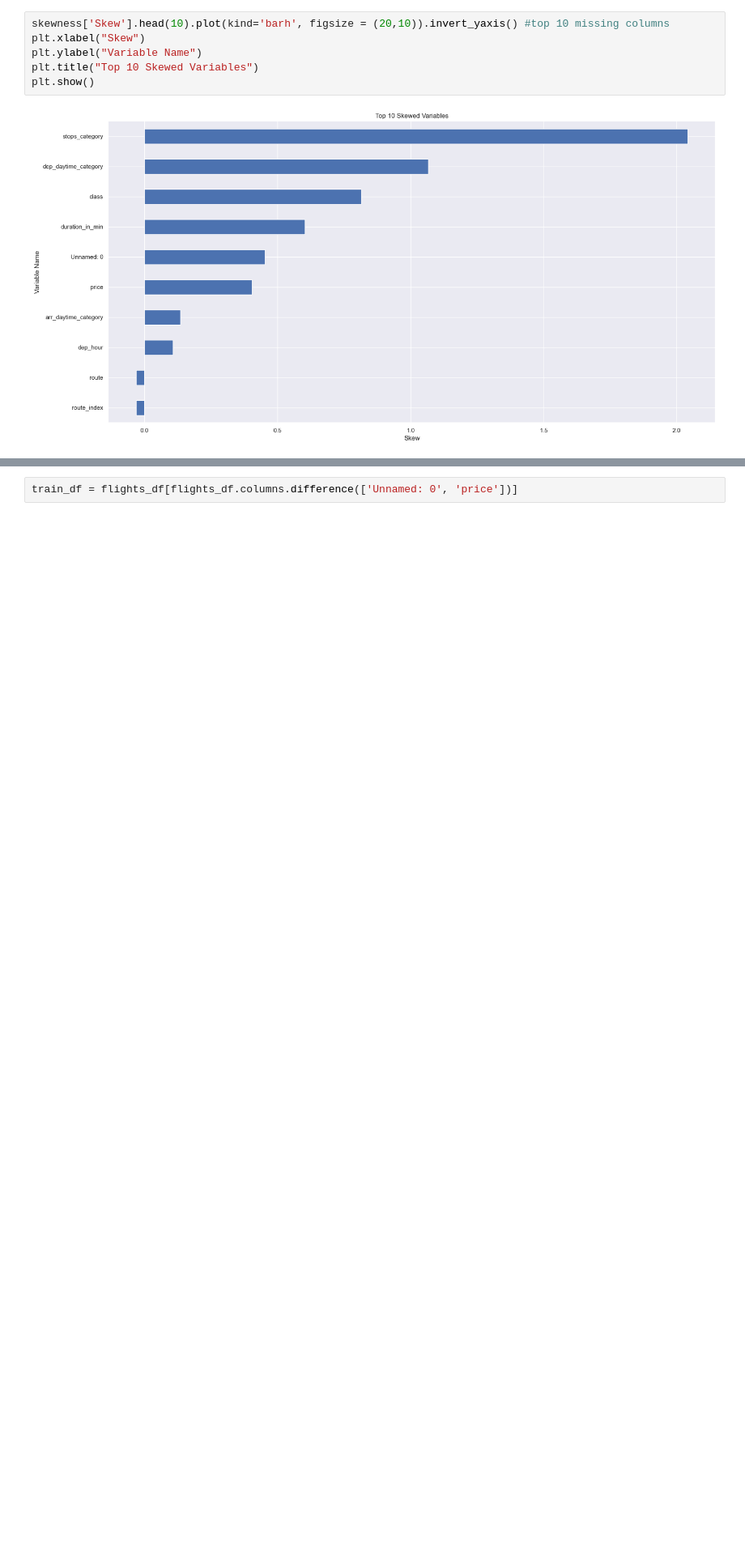
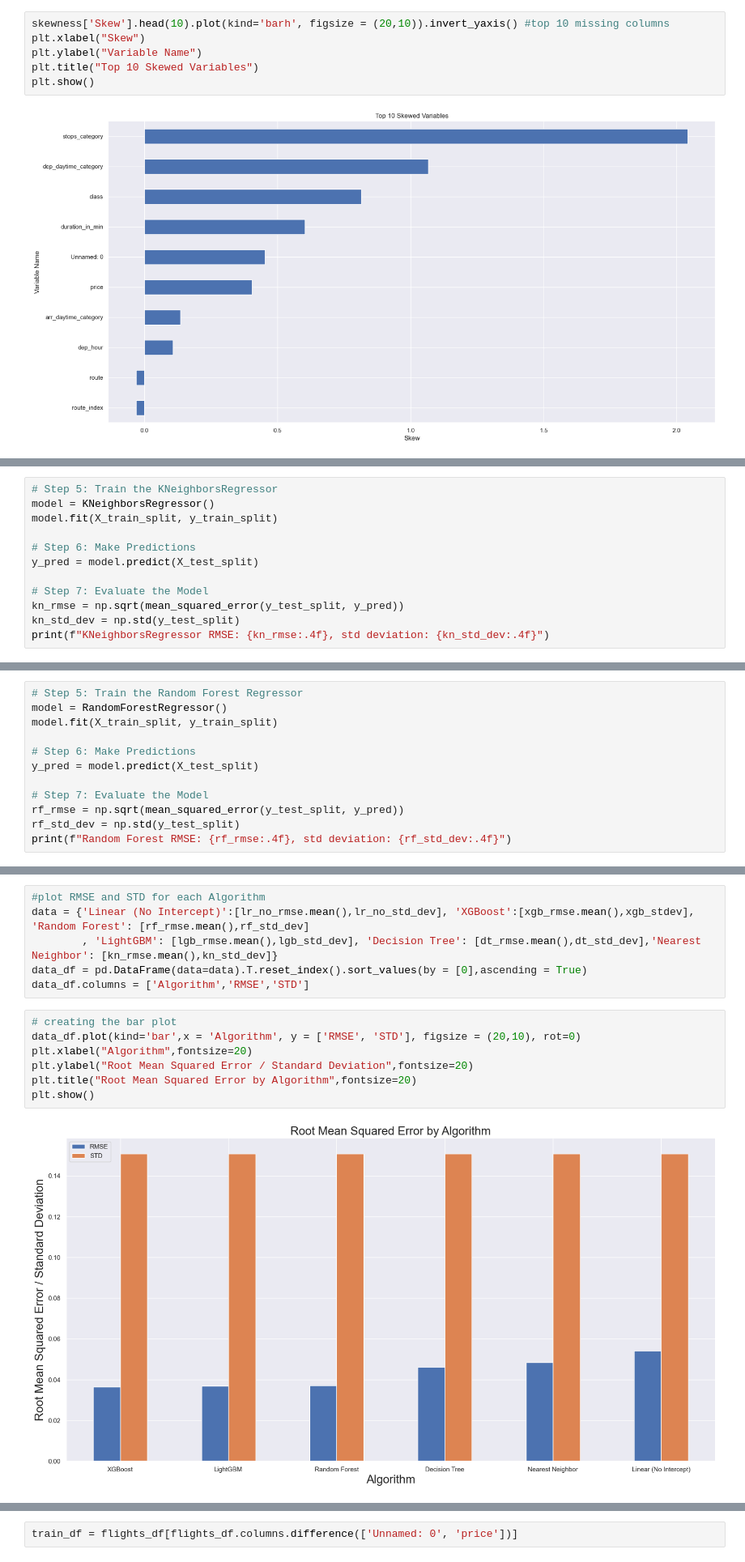
Before and after one commit to mlouisewoo/Data-Science-Project, a Jupyter notebook: FlightProject.ipynb, the cells around one changed output, grey strips where cells are left out. Shown at 81% size. Saved outputs shown, nothing was run; the diff lists cells and outputs as text; blank space fills up the shorter version.

```diff
--- a/FlightProject.ipynb
+++ b/FlightProject.ipynb
@@ -298,0 +476,12 @@ flights_df.head()
+# %%
+# Step 5: Train the KNeighborsRegressor
+model = KNeighborsRegressor()
+model.fit(X_train_split, y_train_split)
+
+# Step 6: Make Predictions
+y_pred = model.predict(X_test_split)
+
+# Step 7: Evaluate the Model
+kn_rmse = np.sqrt(mean_squared_error(y_test_split, y_pred))
+kn_std_dev = np.std(y_test_split)
+print(f"KNeighborsRegressor RMSE: {kn_rmse:.4f}, std deviation: {kn_std_dev:.4f}")
@@ -298,0 +490,12 @@ flights_df.head()
+# %%
+# Step 5: Train the Random Forest Regressor
+model = RandomForestRegressor()
+model.fit(X_train_split, y_train_split)
+
+# Step 6: Make Predictions
+y_pred = model.predict(X_test_split)
+
+# Step 7: Evaluate the Model
+rf_rmse = np.sqrt(mean_squared_error(y_test_split, y_pred))
+rf_std_dev = np.std(y_test_split)
+print(f"Random Forest RMSE: {rf_rmse:.4f}, std deviation: {rf_std_dev:.4f}")
@@ -299,3 +504,18 @@ flights_df.head()
+# %%
+#plot RMSE and STD for each Algorithm
+data = {'Linear (No Intercept)':[lr_no_rmse.mean(),lr_no_std_dev], 'XGBoost':[xgb_rmse.mean(),xgb_stdev], 'Random Forest': [rf_rmse.mean(),rf_std_dev]
+        , 'LightGBM': [lgb_rmse.mean(),lgb_std_dev], 'Decision Tree': [dt_rmse.mean(),dt_std_dev],'Nearest Neighbor': [kn_rmse.mean(),kn_std_dev]}
+data_df = pd.DataFrame(data=data).T.reset_index().sort_values(by = [0],ascending = True)
+data_df.columns = ['Algorithm','RMSE','STD']
+# %%
+# creating the bar plot
+data_df.plot(kind='bar',x = 'Algorithm', y = ['RMSE', 'STD'], figsize = (20,10), rot=0)
+plt.xlabel("Algorithm",fontsize=20)
+plt.ylabel("Root Mean Squared Error / Standard Deviation",fontsize=20)
+plt.title("Root Mean Squared Error by Algorithm",fontsize=20)
+plt.show()
+# %% [output]
+[figure, added]
 # %%
 flights_df = pd.get_dummies(flights_df)
 flights_df.head()
```
Also changed, not shown: parts of 22 cells of this notebook.
